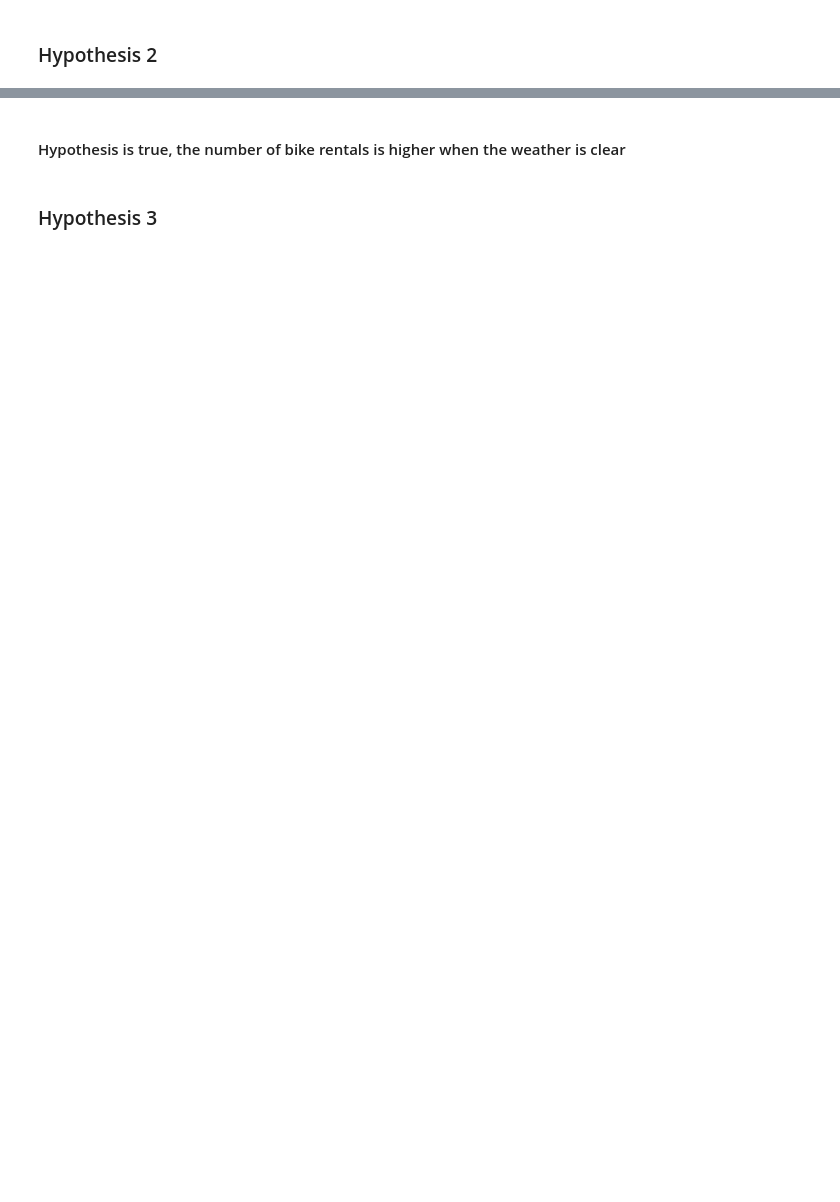
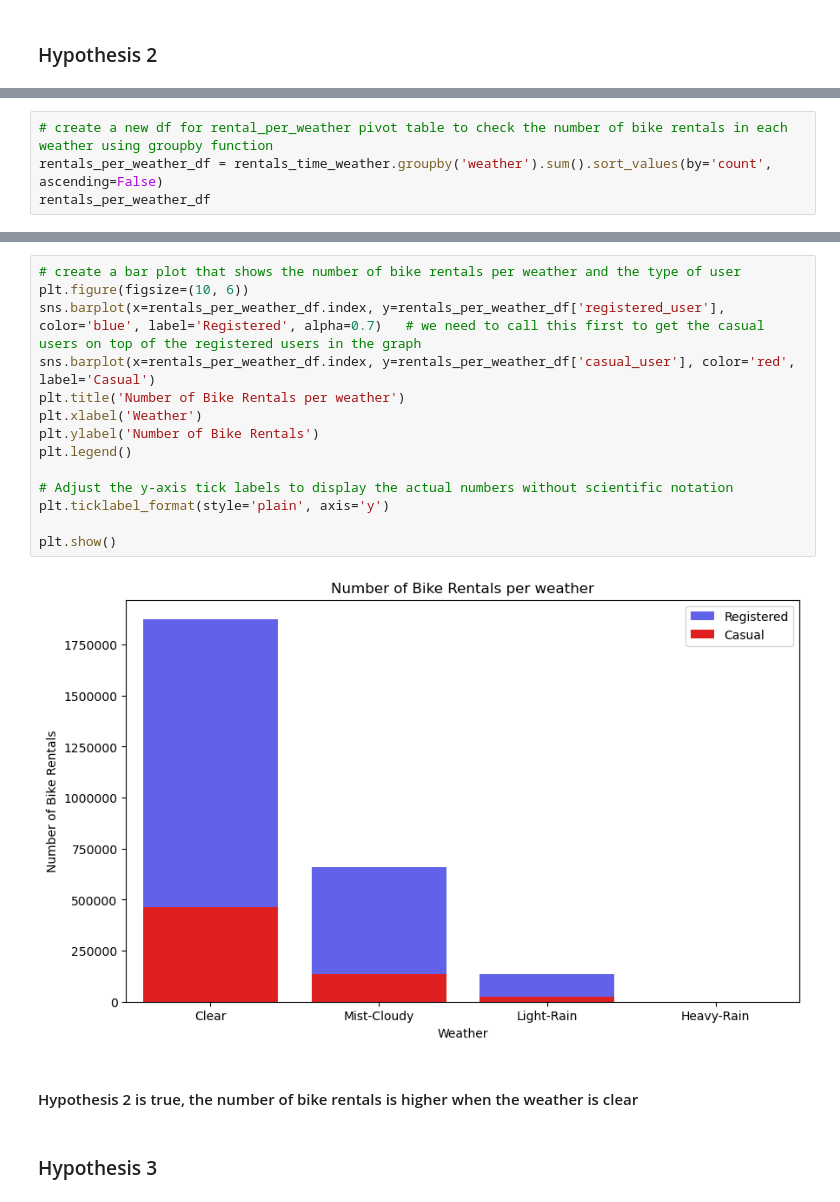
Before and after one commit to MaxLopezSalgado/capital_bike_sharing, a Jupyter notebook: eda/eda.ipynb, the cells around one changed output, grey strips where cells are left out. Drawn from its saved outputs; the diff is of its cells as text; blank space fills up the shorter version.

```diff
--- a/eda/eda.ipynb
+++ b/eda/eda.ipynb
@@ -65,3 +94,7 @@ rentals_per_weather
 | Mist-Cloudy | 795952 |
 | Light-Rain | 158331 |
 | Heavy-Rain | 223 |
+# %%
+# create a new df for rental_per_weather pivot table to check the number of bike rentals in each weather using groupby function
+rentals_per_weather_df = rentals_time_weather.groupby('weather').sum().sort_values(by='count', ascending=False)
+rentals_per_weather_df
@@ -68,4 +108,20 @@ rentals_per_weather
+# %%
+# create a bar plot that shows the number of bike rentals per weather and the type of user
+plt.figure(figsize=(10, 6))
+sns.barplot(x=rentals_per_weather_df.index, y=rentals_per_weather_df['registered_user'], color='blue', label='Registered', alpha=0.7)   # we need to call this first to get the casual users on top of the registered users in the graph
+sns.barplot(x=rentals_per_weather_df.index, y=rentals_per_weather_df['casual_user'], color='red', label='Casual')
+plt.title('Number of Bike Rentals per weather')
+plt.xlabel('Weather')
+plt.ylabel('Number of Bike Rentals')
+plt.legend()
+
+# Adjust the y-axis tick labels to display the actual numbers without scientific notation
+plt.ticklabel_format(style='plain', axis='y')
+
+plt.show()
+# %% [output]
+[figure, added]
 # %% [markdown]
-#### Hypothesis is true, the number of bike rentals is higher when the weather is clear
+#### Hypothesis 2 is true, the number of bike rentals is higher when the weather is clear
 # %% [markdown]
 ### Hypothesis 3
```
Also changed, not shown: parts of 22 cells of this notebook.
